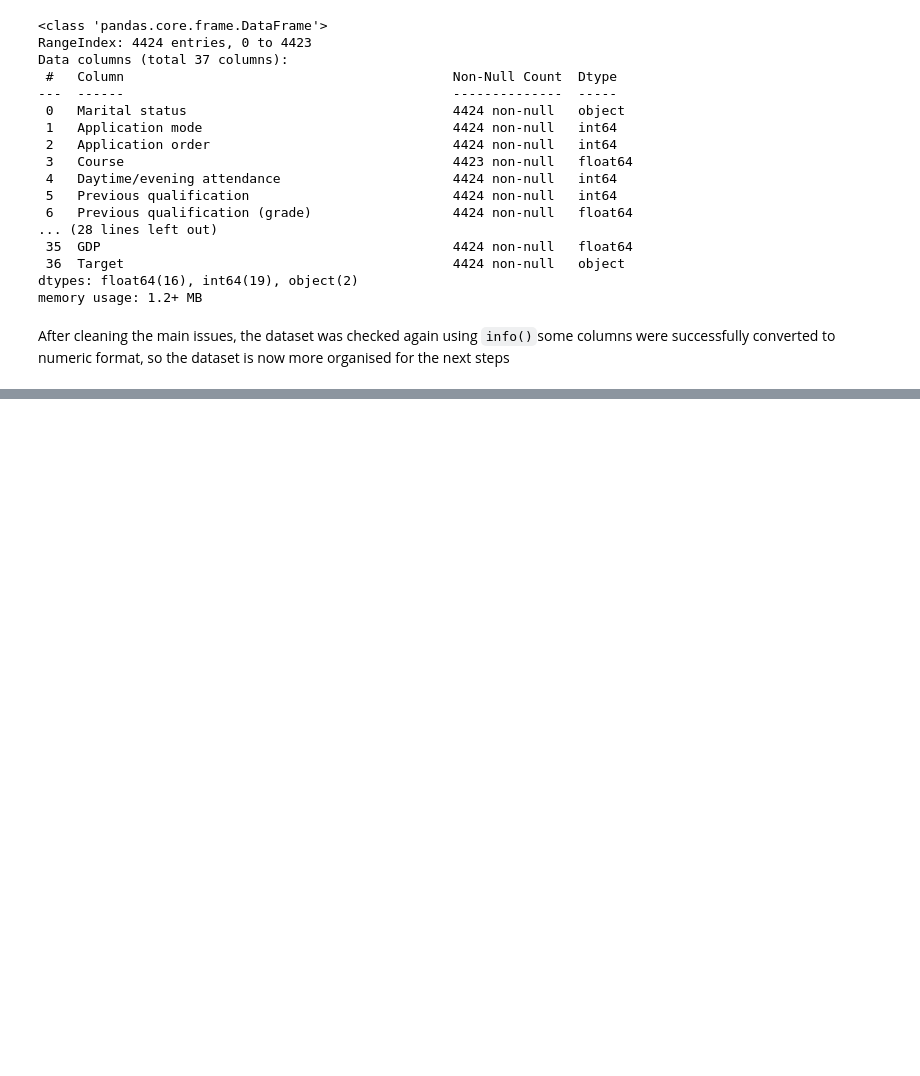
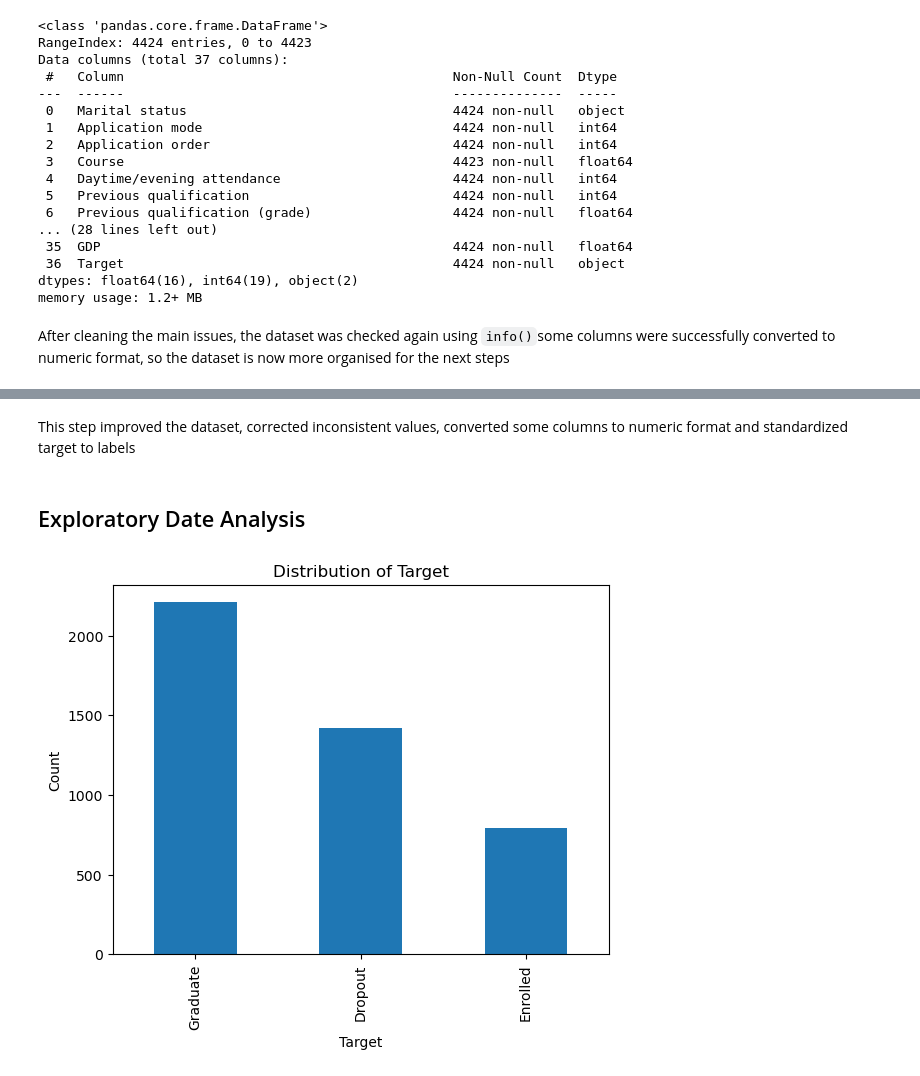
Before and after one commit to 2026248-bit/DPrepHDipCA1GleicianeRocha, a Jupyter notebook: GleicianeRocha_DPrepHDip_CA1 .ipynb, the cells around one changed output, grey strips where cells are left out. Saved outputs shown, nothing was run; the diff lists cells and outputs as text; code cells hidden in the pictures; blank space fills up the shorter version.

Commit message:
Update GleicianeRocha_DPrepHDip_CA1 .ipynb
Complete data preparation and start exploratory data analysis

```diff
--- a/GleicianeRocha_DPrepHDip_CA1 .ipynb
+++ b/GleicianeRocha_DPrepHDip_CA1 .ipynb
@@ -290,0 +323,4 @@ After cleaning the main issues, the dataset was checked again using `info()`some
+# %% [markdown]
+This step improved the dataset, corrected inconsistent values, converted some columns to numeric format and standardized target to labels
+# %% [markdown]
+## Exploratory Date Analysis
@@ -290,0 +329,8 @@ After cleaning the main issues, the dataset was checked again using `info()`some
+# %%
+df["Target"].value_counts().plot(kind="bar")
+plt.title("Distribution of Target")
+plt.xlabel("Target")
+plt.ylabel("Count")
+plt.show()
+# %% [output]
+[figure, added]
```
Also changed, not shown: parts of 14 cells of this notebook.
